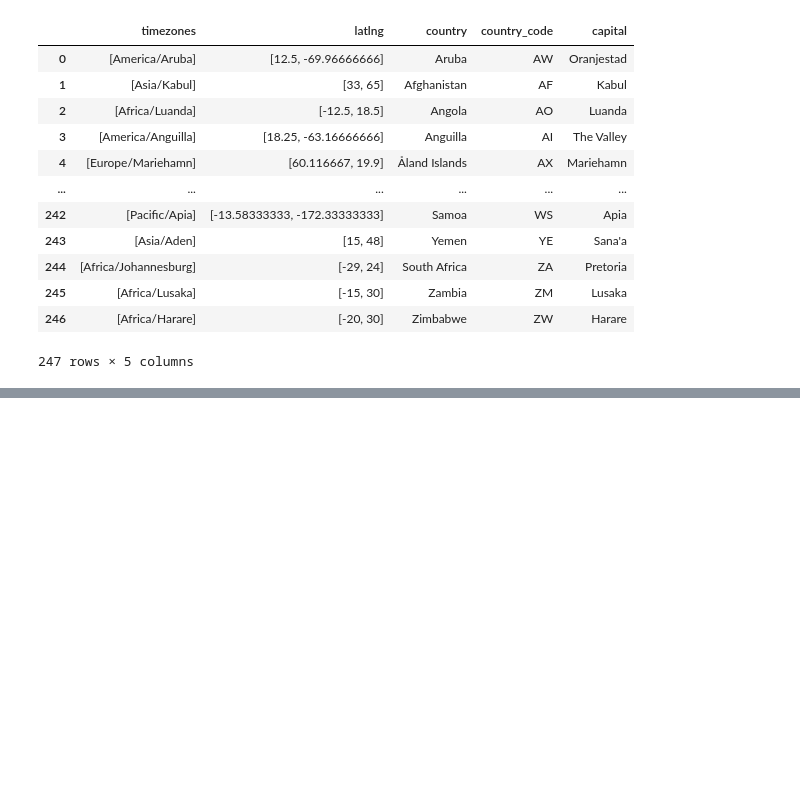
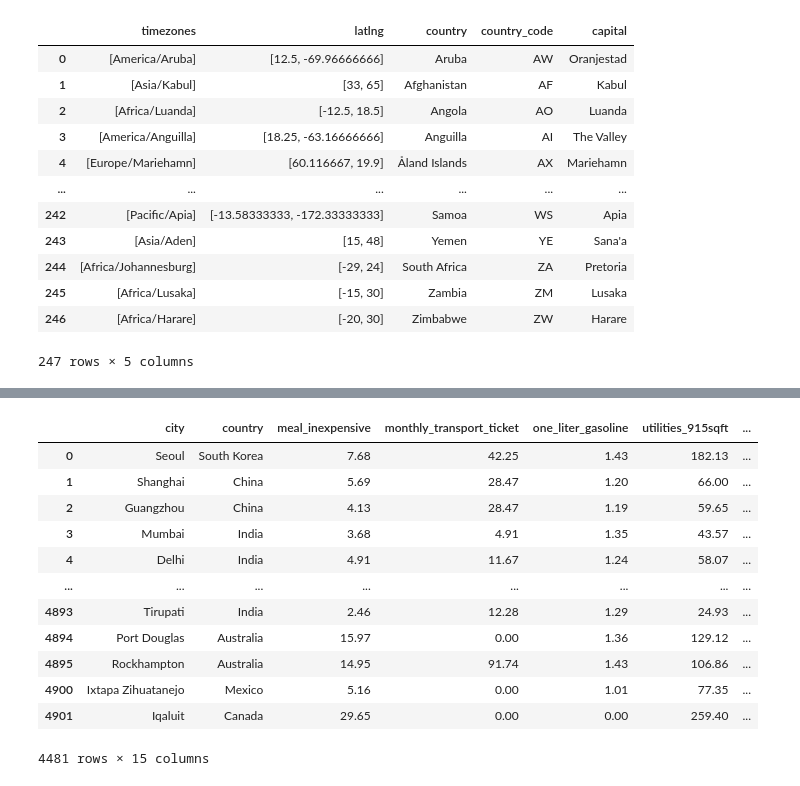
Before and after one commit to elizabethho1/project-3, a Jupyter notebook: cost_of_living_v3.ipynb, the cells around one changed output, grey strips where cells are left out. Saved outputs shown, nothing was run; the diff lists cells and outputs as text; code cells hidden in the pictures; blank space fills up the shorter version.

```diff
--- a/cost_of_living_v2.ipynb
+++ b/cost_of_living_v3.ipynb
@@ -130,2 +108,34 @@ final_cities_merged_df
+# %%
+#cleaning NaN values
+final_cities_merged_df['meal_inexpensive'] = final_cities_merged_df['meal_inexpensive'].fillna(0)
+final_cities_merged_df['monthly_transport_ticket'] = final_cities_merged_df['monthly_transport_ticket'].fillna(0)
+final_cities_merged_df['one_liter_gasoline'] = final_cities_merged_df['one_liter_gasoline'].fillna(0)
+final_cities_merged_df['utilities_915sqft'] = final_cities_merged_df['utilities_915sqft'].fillna(0)
+final_cities_merged_df['internet'] = final_cities_merged_df['internet'].fillna(0)
+final_cities_merged_df['monthly_gym_fee'] = final_cities_merged_df['monthly_gym_fee'].fillna(0)
+final_cities_merged_df['monthly_preschool_one_child'] = final_cities_merged_df['monthly_preschool_one_child'].fillna(0)
+final_cities_merged_df['center_city_1_bd'] = final_cities_merged_df['center_city_1_bd'].fillna(0)
+final_cities_merged_df['avg_monthly_salary'] = final_cities_merged_df['avg_monthly_salary'].fillna(0)
+final_cities_merged_df['lat'] = final_cities_merged_df['lat'].fillna(0)
+final_cities_merged_df['lng'] = final_cities_merged_df['lng'].fillna(0)
+final_cities_merged_df['population'] = final_cities_merged_df['population'].fillna(0)
+
+
+#displaying final data for cities
+final_cities_merged_df
+# %% [output]
+|  | city | country | meal_inexpensive | monthly_transport_ticket | one_liter_gasoline | utilities_915sqft | ... |
+| 0 | Seoul | South Korea | 7.68 | 42.25 | 1.43 | 182.13 | ... |
+| 1 | Shanghai | China | 5.69 | 28.47 | 1.20 | 66.00 | ... |
+| 2 | Guangzhou | China | 4.13 | 28.47 | 1.19 | 59.65 | ... |
+| 3 | Mumbai | India | 3.68 | 4.91 | 1.35 | 43.57 | ... |
+| 4 | Delhi | India | 4.91 | 11.67 | 1.24 | 58.07 | ... |
+| ... | ... | ... | ... | ... | ... | ... | ... |
+| 4893 | Tirupati | India | 2.46 | 12.28 | 1.29 | 24.93 | ... |
+| 4894 | Port Douglas | Australia | 15.97 | 0.00 | 1.36 | 129.12 | ... |
+| 4895 | Rockhampton | Australia | 14.95 | 91.74 | 1.43 | 106.86 | ... |
+| 4900 | Ixtapa Zihuatanejo | Mexico | 5.16 | 0.00 | 1.01 | 77.35 | ... |
+| 4901 | Iqaluit | Canada | 29.65 | 0.00 | 0.00 | 259.40 | ... |
+4481 rows × 15 columns
 # %%
 # average the columns from cities dataframe per country - display in new dataframe
```
Also changed, not shown: parts of 14 cells of this notebook.
